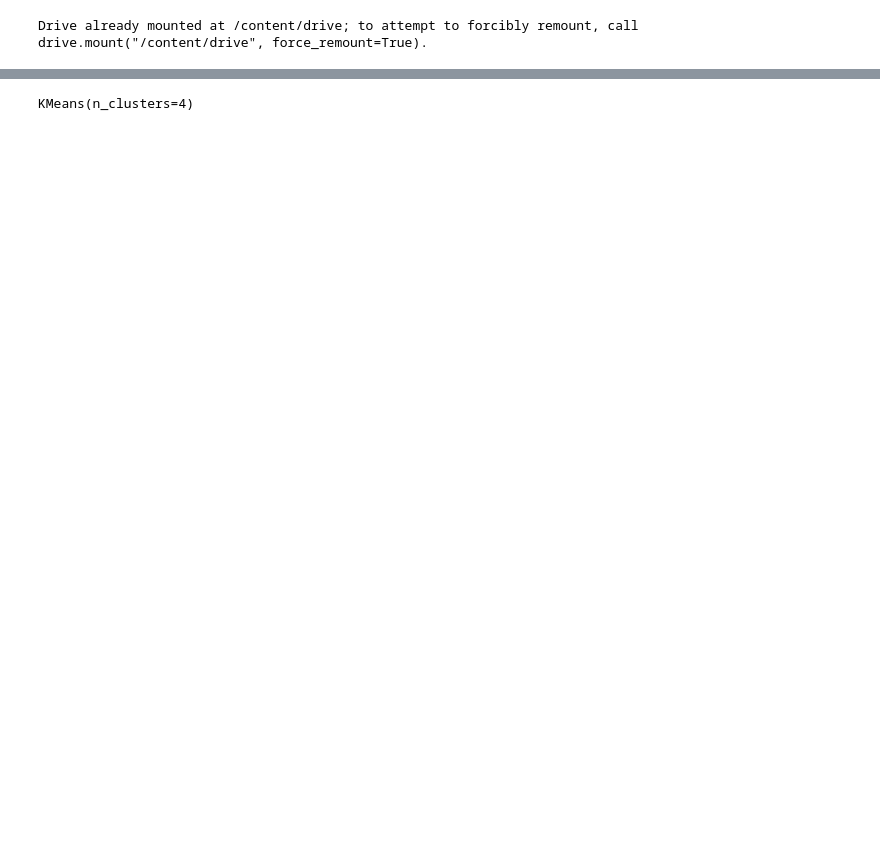
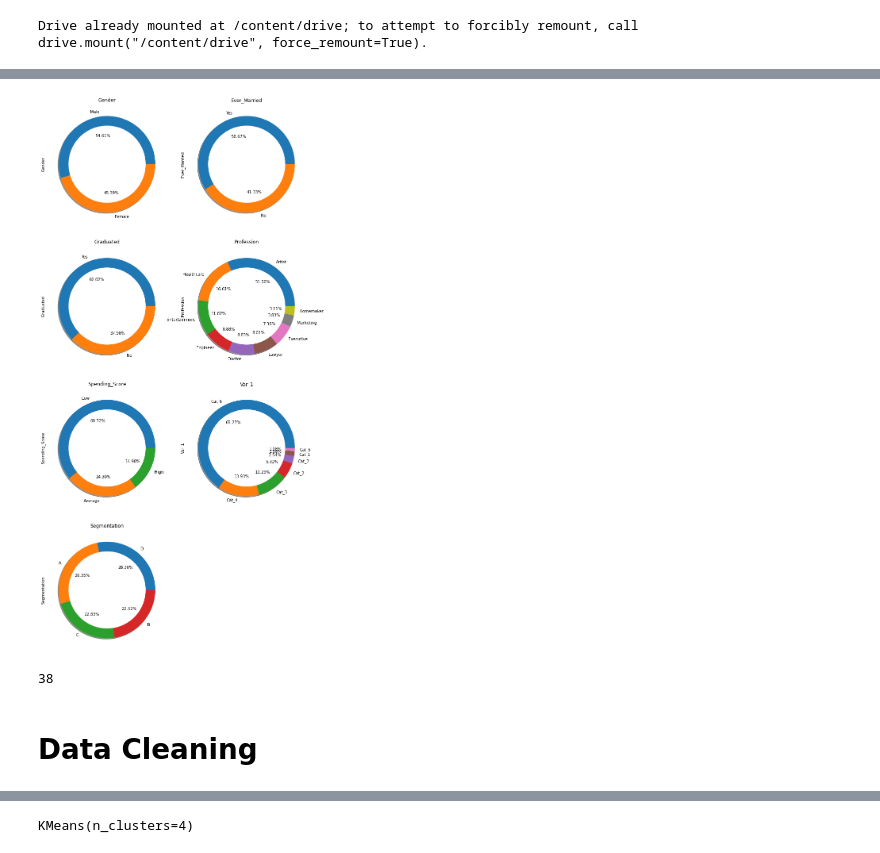
Before and after one commit to Supansapkb/bsc_dpdm22, a Jupyter notebook: project.ipynb, the cells around one changed output, grey strips where cells are left out. Cells and saved outputs as stored; diff of their text form; code cells hidden in the pictures; blank space fills up the shorter version.

```diff
--- a/project.ipynb
+++ b/project.ipynb
@@ -77,0 +54,6 @@ data_test = data_test.dropna(subset=['Family_Size'])
+# %%
+data_train = pd.read_csv('/content/drive/MyDrive/bsc_dpdm22/Train.csv', sep=',')
+data_test = pd.read_csv('/content/drive/MyDrive/bsc_dpdm22/Test.csv', sep=',')
+data_t = pd.concat([data_train, data_test])
+
+data_t.head(5)
@@ -77,0 +89,25 @@ data_test = data_test.dropna(subset=['Family_Size'])
+# %%
+cat_vars = data_t.select_dtypes(include=['object']).columns
+
+plt.figure(figsize=(10,20))
+
+for i, var in enumerate(cat_vars):
+    plt.subplot(4, 2, i+1)
+    data_t[var].value_counts().plot(kind='pie',autopct='%.2f%%',shadow = True)
+    centre_circle = plt.Circle((0,0),0.80,fc='white')
+    fig = plt.gcf()
+    fig.gca().add_artist(centre_circle)
+    plt.title(var)
+
+
+plt.tight_layout()
+plt.show()
+# %% [output]
+[figure, added]
+# %%
+#Checking the existence of duplicated rows
+data_t.duplicated().sum()
+# %% [output]
+38
+# %% [markdown]
+# Data Cleaning
```
Also changed, not shown: parts of 58 cells of this notebook.
